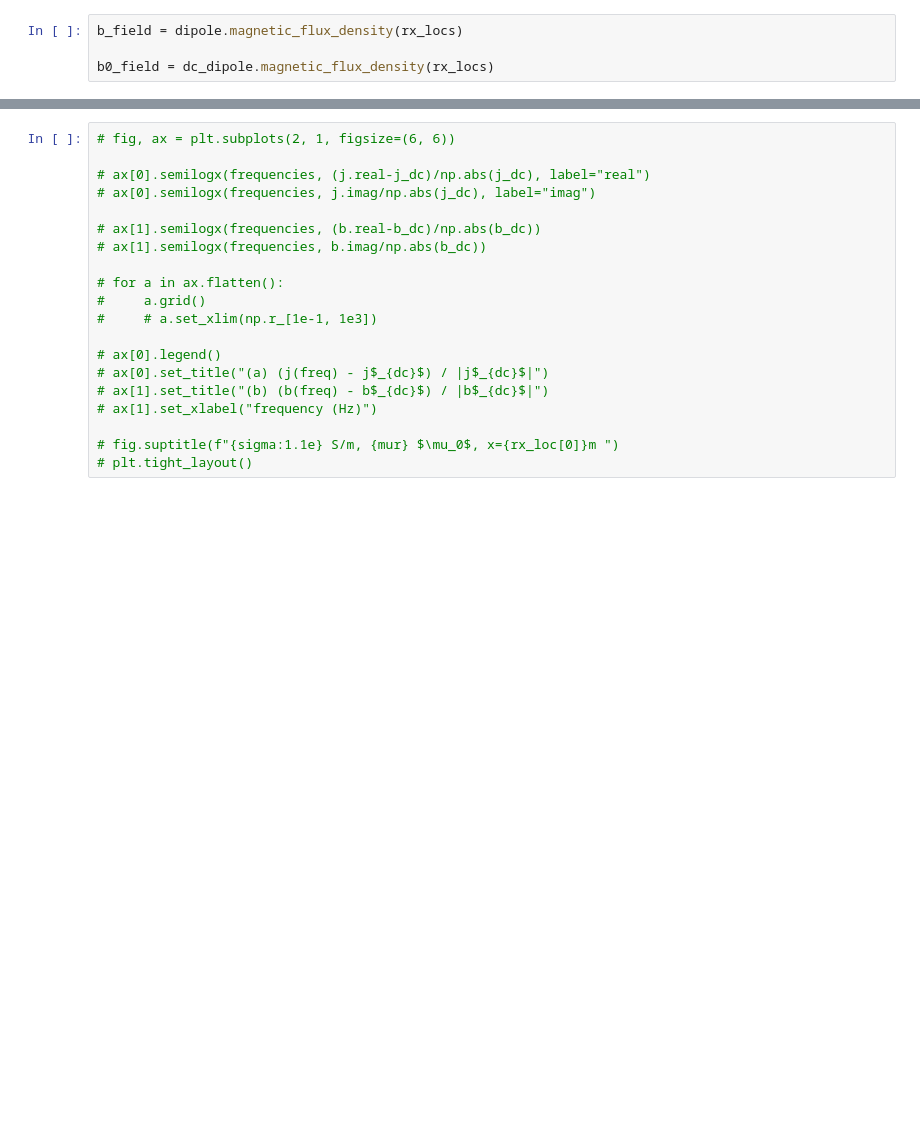
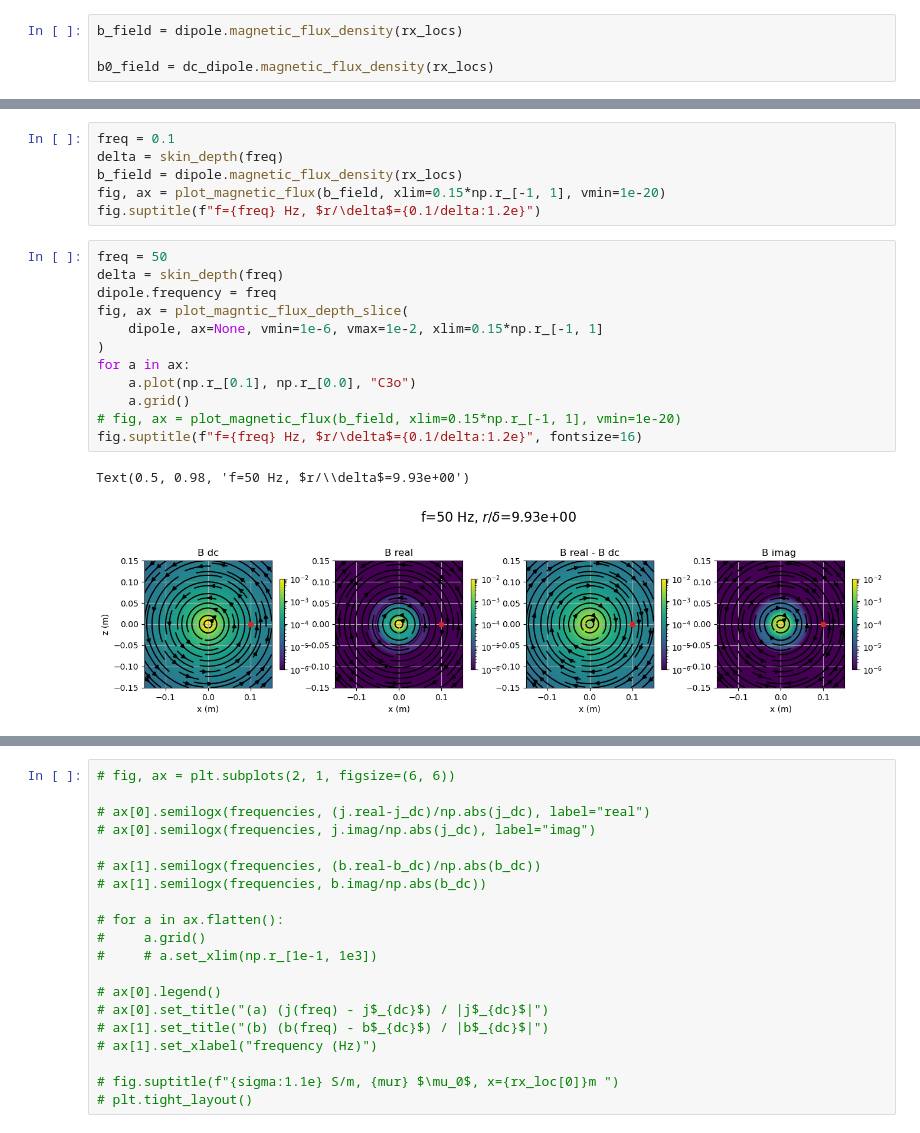
Before and after one commit to lheagy/heagy-2024-casing-upscaling, a Jupyter notebook: electric-dipole-wholespace.ipynb, the cells around one changed output, grey strips where cells are left out. Drawn from its saved outputs; the diff is of its cells as text; blank space fills up the shorter version.

```diff
--- a/electric-dipole-wholespace.ipynb
+++ b/electric-dipole-wholespace.ipynb
@@ -137,0 +234,21 @@ for a in ax.flatten():
+# %%
+freq = 0.1
+delta = skin_depth(freq)
+b_field = dipole.magnetic_flux_density(rx_locs)
+fig, ax = plot_magnetic_flux(b_field, xlim=0.15*np.r_[-1, 1], vmin=1e-20)
+fig.suptitle(f"f={freq} Hz, $r/\delta$={0.1/delta:1.2e}")
+# %%
+freq = 50
+delta = skin_depth(freq)
+dipole.frequency = freq
+fig, ax = plot_magntic_flux_depth_slice(
+    dipole, ax=None, vmin=1e-6, vmax=1e-2, xlim=0.15*np.r_[-1, 1]
+)
+for a in ax:
+    a.plot(np.r_[0.1], np.r_[0.0], "C3o")
+    a.grid()
+# fig, ax = plot_magnetic_flux(b_field, xlim=0.15*np.r_[-1, 1], vmin=1e-20)
+fig.suptitle(f"f={freq} Hz, $r/\delta$={0.1/delta:1.2e}", fontsize=16)
+# %% [output]
+Text(0.5, 0.98, 'f=50 Hz, $r/\\delta$=9.93e+00')
+[figure, added]
```
Also changed, not shown: parts of 39 cells of this notebook, 30 other files.
